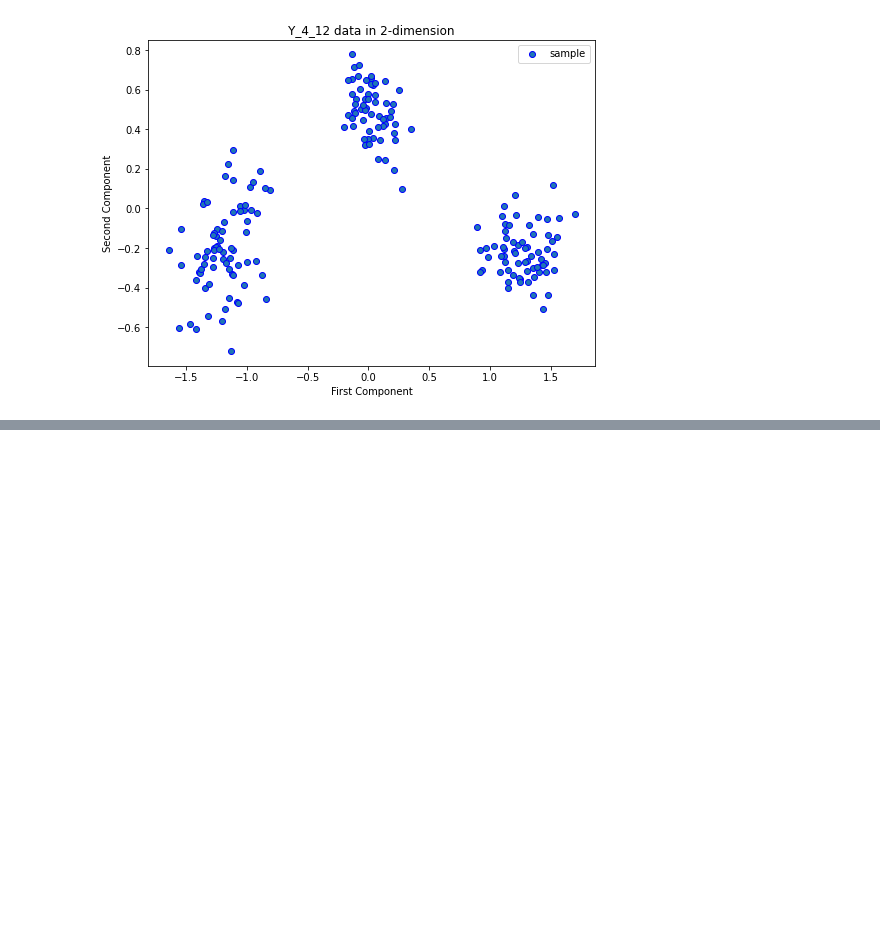
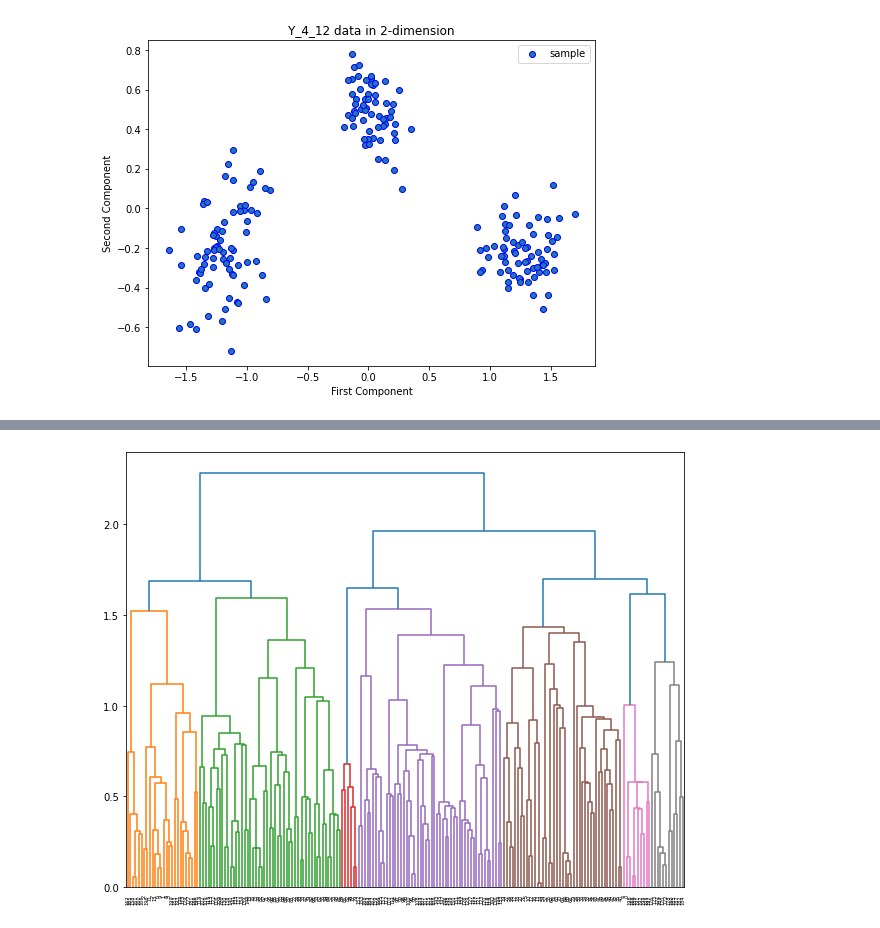
Before and after one commit to HSEDataAnalysis/LAB3, a Jupyter notebook: main.ipynb, the cells around one changed output, grey strips where cells are left out. Saved outputs shown, nothing was run; the diff lists cells and outputs as text; code cells hidden in the pictures; blank space fills up the shorter version.

```diff
--- a/main.ipynb
+++ b/main.ipynb
@@ -143,0 +191,16 @@ plt.show()
+# %%
+def sim(x, y, sigma=0.5):
+    similarity = math.exp(-(np.linalg.norm(x - y) ** 2) / (2 * sigma))
+    return similarity
+
+def compute_similarity_matrix(df):
+    n = len(df)
+    sim_matrix = np.zeros((n, n))
+    for i in range(n):
+        for j in range(n):
+            sim_matrix[i,j] = sim(df.iloc[i,:], df.iloc[j,:])
+
+    return pd.DataFrame(sim_matrix)
+# %%
+x_sim_matrix = compute_similarity_matrix(df_x)
+x_sim_matrix
@@ -143,0 +289,7 @@ plt.show()
+# %%
+dendrogram_x = linkage(x_sim_matrix, 'single')
+fig = plt.figure(figsize=(10, 8))
+_ = dendrogram(dendrogram_x)
+plt.show()
+# %% [output]
+[figure, added]
```
Also changed, not shown: parts of 51 cells of this notebook.
